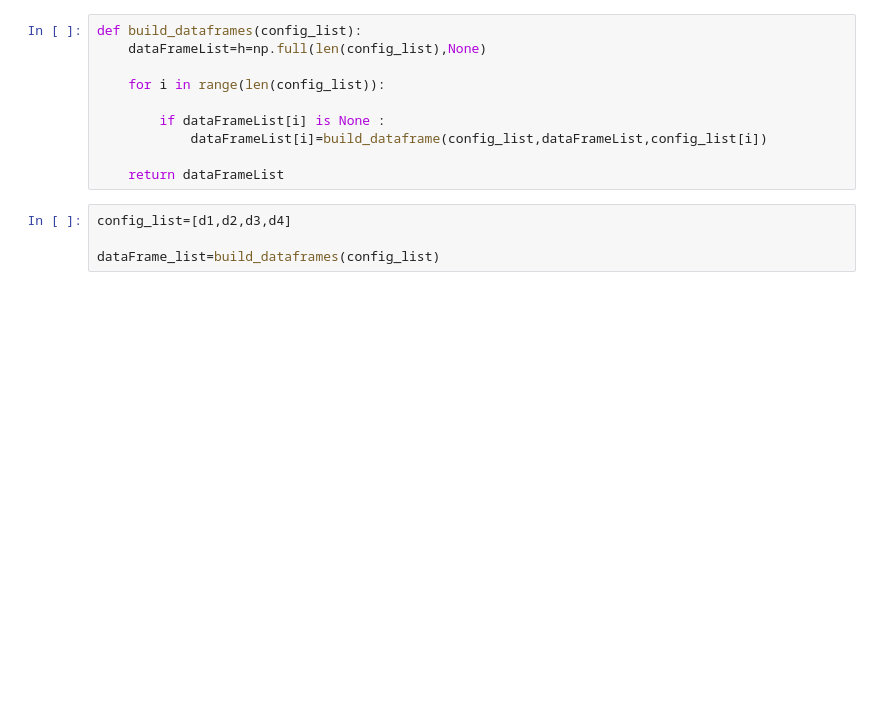
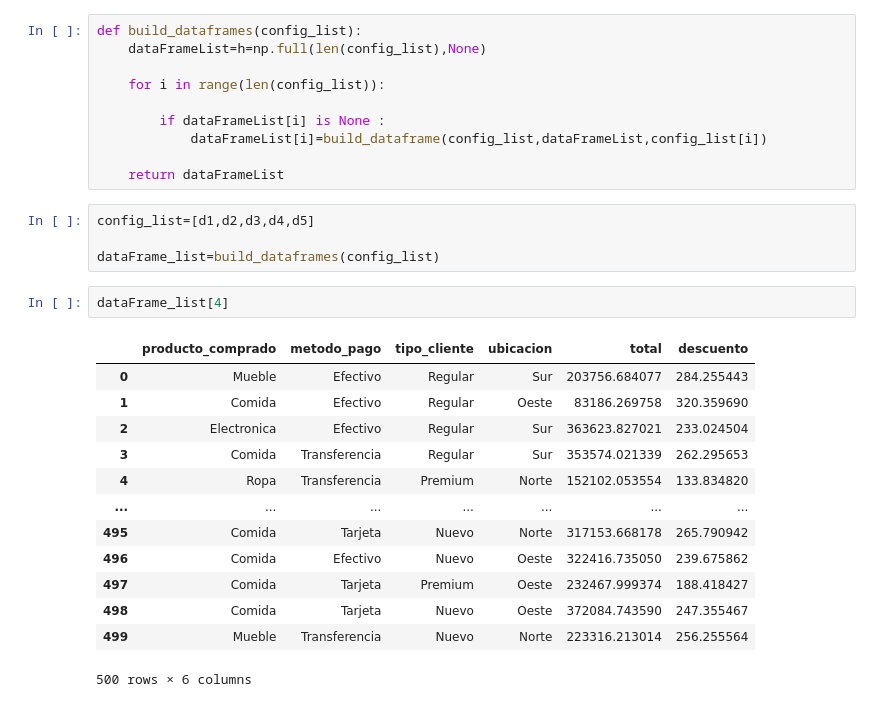
Before and after one commit to JocsanRueda/Teoria-de-la-simulacion-, a Jupyter notebook: Unidad I/Proyecto.ipynb, the cells around one changed output. Cells and saved outputs as stored; diff of their text form; blank space fills up the shorter version.

```diff
--- a/Unidad I/Proyecto.ipynb
+++ b/Unidad I/Proyecto.ipynb
@@ -241,7 +335,23 @@ def build_dataframes(config_list):
 
     return dataFrameList
 # %%
-config_list=[d1,d2,d3,d4]
+config_list=[d1,d2,d3,d4,d5]
 
 dataFrame_list=build_dataframes(config_list)
+# %%
+dataFrame_list[4]
+# %% [output]
+|  | producto_comprado | metodo_pago | tipo_cliente | ubicacion | total | descuento |
+| 0 | Mueble | Efectivo | Regular | Sur | 203756.684077 | 284.255443 |
+| 1 | Comida | Efectivo | Regular | Oeste | 83186.269758 | 320.359690 |
+| 2 | Electronica | Efectivo | Regular | Sur | 363623.827021 | 233.024504 |
+| 3 | Comida | Transferencia | Regular | Sur | 353574.021339 | 262.295653 |
+| 4 | Ropa | Transferencia | Premium | Norte | 152102.053554 | 133.834820 |
+| ... | ... | ... | ... | ... | ... | ... |
+| 495 | Comida | Tarjeta | Nuevo | Norte | 317153.668178 | 265.790942 |
+| 496 | Comida | Efectivo | Nuevo | Oeste | 322416.735050 | 239.675862 |
+| 497 | Comida | Tarjeta | Premium | Oeste | 232467.999374 | 188.418427 |
+| 498 | Comida | Tarjeta | Nuevo | Oeste | 372084.743590 | 247.355467 |
+| 499 | Mueble | Transferencia | Nuevo | Norte | 223316.213014 | 256.255564 |
+500 rows × 6 columns
 # %%
```
Also changed, not shown: parts of 17 cells of this notebook.
